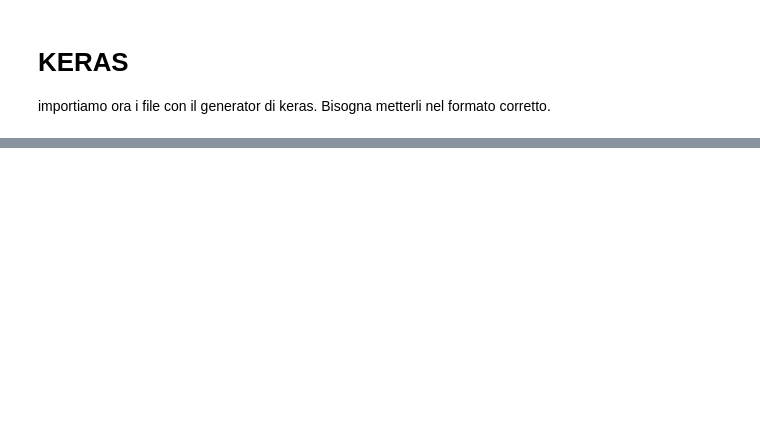
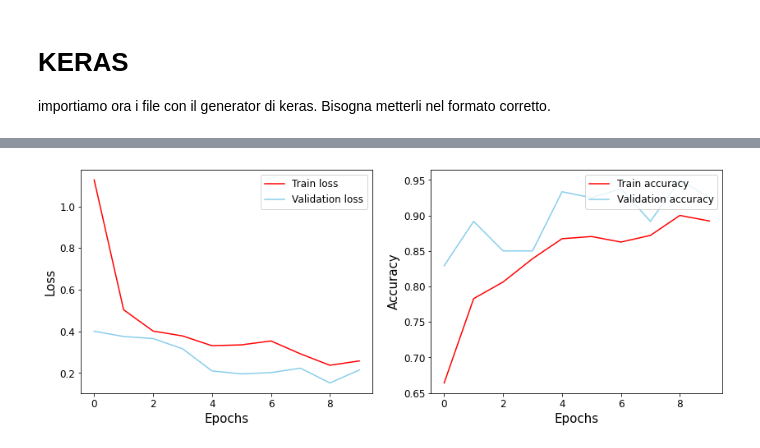
Before and after one commit to Chri1629/dsim_project, a Jupyter notebook: audio/audio.ipynb, the cells around one changed output, grey strips where cells are left out. Cells and saved outputs as stored; diff of their text form; code cells hidden in the pictures; blank space fills up the shorter version.

```diff
--- a/audio/audio.ipynb
+++ b/audio/audio.ipynb
@@ -350,0 +430,16 @@ acc_loss(hist1)
+# %%
+x = base_net.output
+
+x = keras.layers.Dense(1024, activation = "relu") (x)
+x = keras.layers.Dense(512, activation = "relu") (x)
+pred = keras.layers.Dense(2, activation = 'sigmoid') (x)
+# %%
+net2 = keras.Model(inputs = base_net.input, outputs = pred)
+# %%
+net2.compile(loss = keras.losses.categorical_crossentropy,
+           optimizer = keras.optimizers.RMSprop(),
+           metrics = ['accuracy'])
+# %%
+hist2 = net2.fit(train_generator,
+       epochs = 10,
+       validation_data = validation_generator)
@@ -350,0 +467,4 @@ acc_loss(hist1)
+# %%
+acc_loss(hist2)
+# %% [output]
+[figure, added]
```
Also changed, not shown: parts of 37 cells of this notebook.
